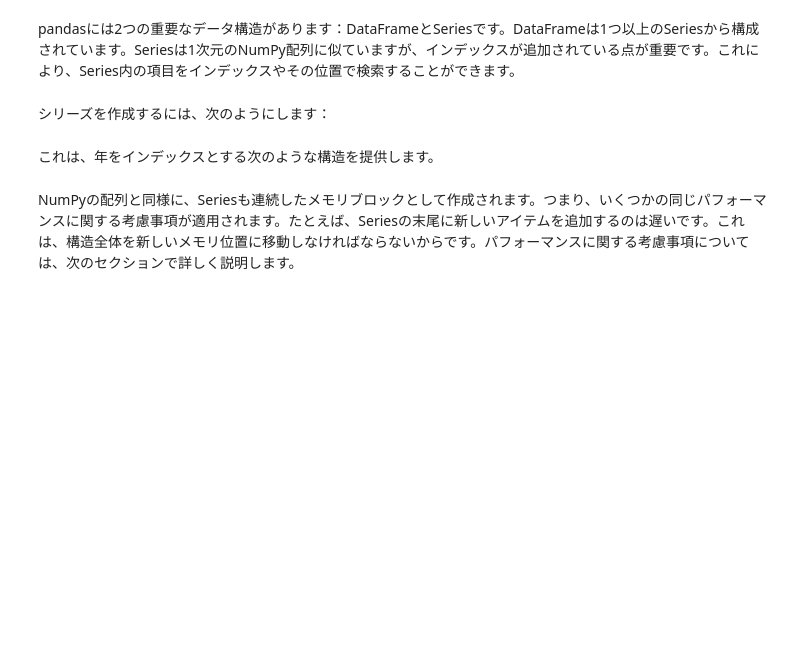
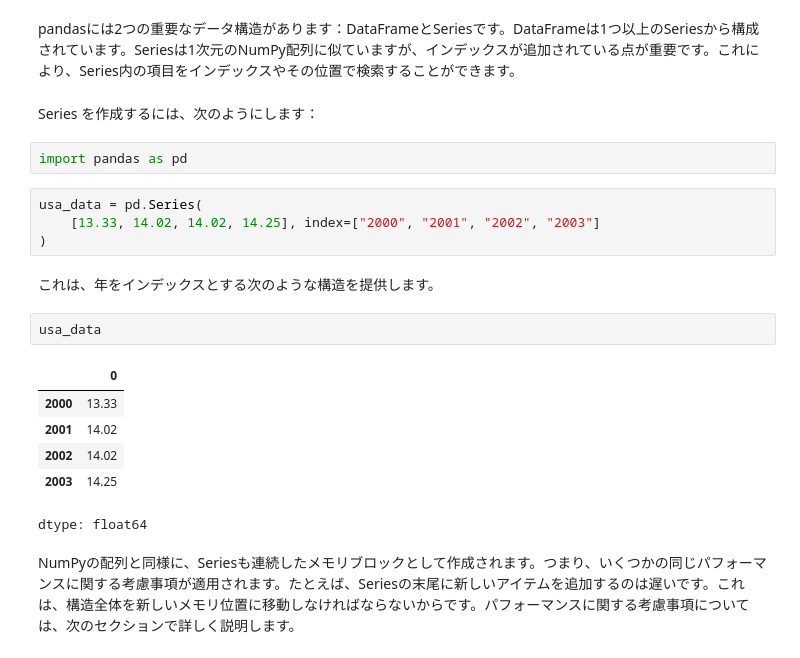
Before and after one commit to kooll/25t2, a Jupyter notebook: book/ch03_lines_as_cells.ipynb, the cells around one changed output. Saved outputs shown, nothing was run; the diff lists cells and outputs as text; blank space fills up the shorter version.

```diff
--- a/book/ch03_lines_as_cells.ipynb
+++ b/book/ch03_lines_as_cells.ipynb
@@ -526,9 +430,24 @@ NumPy配列の場合と同様に、pandasのDataFrameに関連するすべての
 # %% [markdown]
 pandasには2つの重要なデータ構造があります：DataFrameとSeriesです。DataFrameは1つ以上のSeriesから構成されています。Seriesは1次元のNumPy配列に似ていますが、インデックスが追加されている点が重要です。これにより、Series内の項目をインデックスやその位置で検索することができます。
-# %% [markdown]
-シリーズを作成するには、次のようにします：
+# %% [markdown]
+Series を作成するには、次のようにします：
+# %%
+import pandas as pd
+# %%
+usa_data = pd.Series(
+    [13.33, 14.02, 14.02, 14.25], index=["2000", "2001", "2002", "2003"]
+)
 # %% [markdown]
 これは、年をインデックスとする次のような構造を提供します。
+# %%
+usa_data
+# %% [output]
+|  | 0 |
+| 2000 | 13.33 |
+| 2001 | 14.02 |
+| 2002 | 14.02 |
+| 2003 | 14.25 |
+dtype: float64
 # %% [markdown]
 NumPyの配列と同様に、Seriesも連続したメモリブロックとして作成されます。つまり、いくつかの同じパフォーマンスに関する考慮事項が適用されます。たとえば、Seriesの末尾に新しいアイテムを追加するのは遅いです。これは、構造全体を新しいメモリ位置に移動しなければならないからです。パフォーマンスに関する考慮事項については、次のセクションで詳しく説明します。
 # %% [markdown]
```
Also changed, not shown: parts of 55 cells of this notebook.
